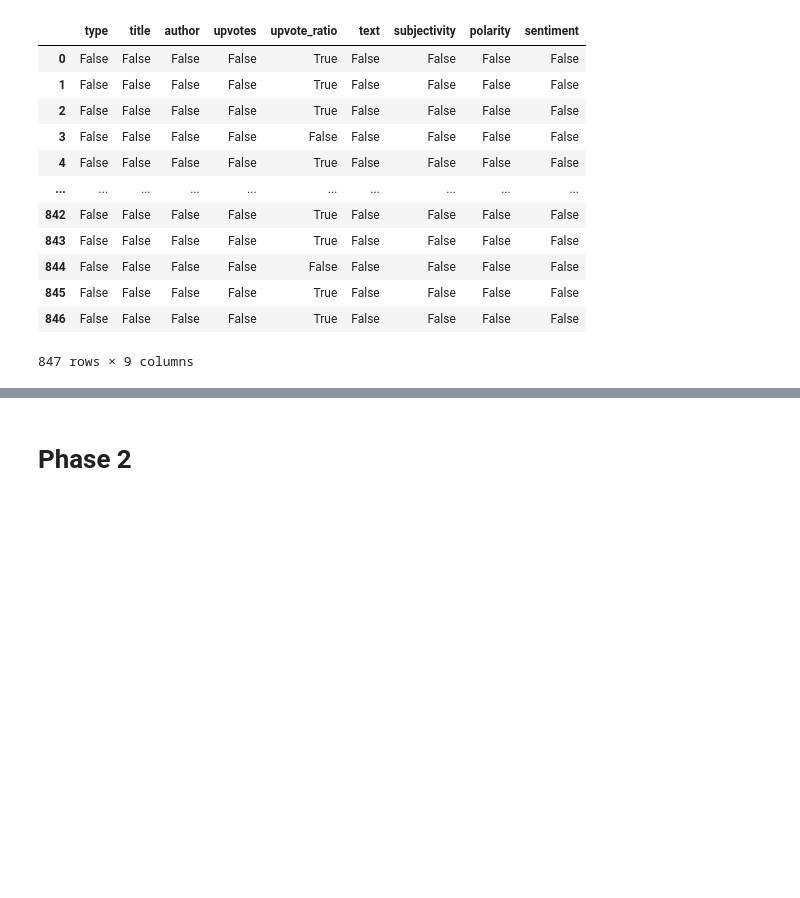
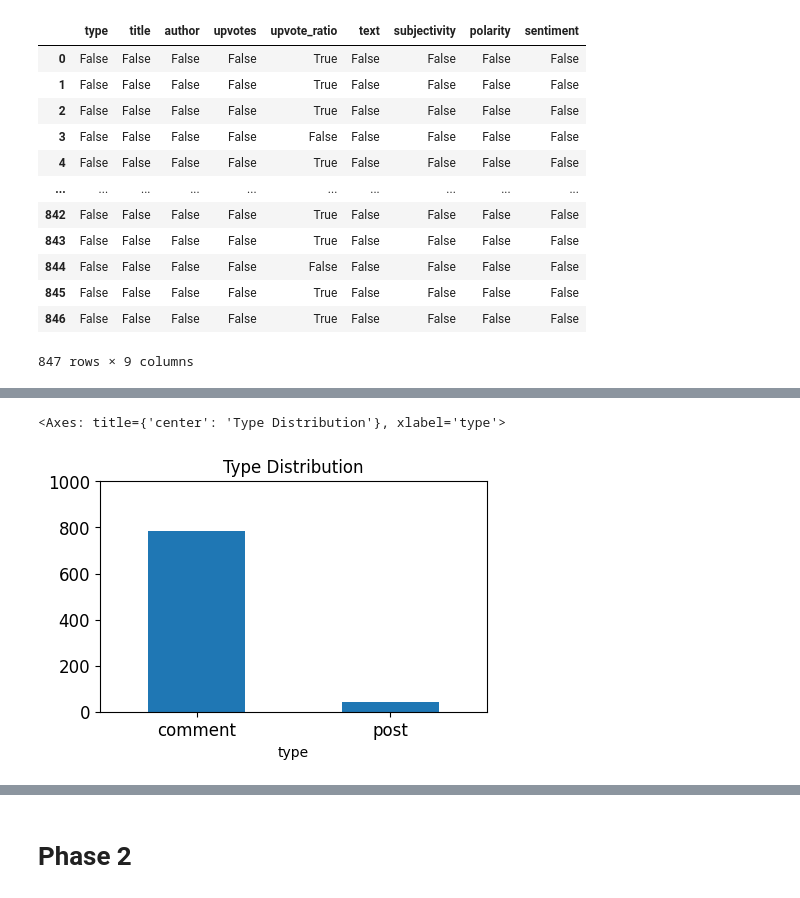
Before and after one commit to jungswork/DM2025-Lab1-Exercise, a Jupyter notebook: DM2025-Lab1-Homework.ipynb, the cells around one changed output, grey strips where cells are left out. Cells and saved outputs as stored; diff of their text form; code cells hidden in the pictures; blank space fills up the shorter version.

```diff
--- a/DM2025-Lab1-Homework.ipynb
+++ b/DM2025-Lab1-Homework.ipynb
@@ -343,0 +505,9 @@ stock_df.isnull.apply(lambda x: dmh.check_missing_value(x))
+# %%
+# practice 7: 調整 ylim 不要將上限寫死
+stock_df.type.value_counts().plot(kind= 'bar',
+                                  ylim= (0, stock_df.type.value_counts().max()+220),
+                                  title= "Type Distribution",
+                                  rot= 0, fontsize= 12 ,figsize= (5, 3))
+# %% [output]
+<Axes: title={'center': 'Type Distribution'}, xlabel='type'>
+[figure, added]
```
Also changed, not shown: parts of 24 cells of this notebook.
